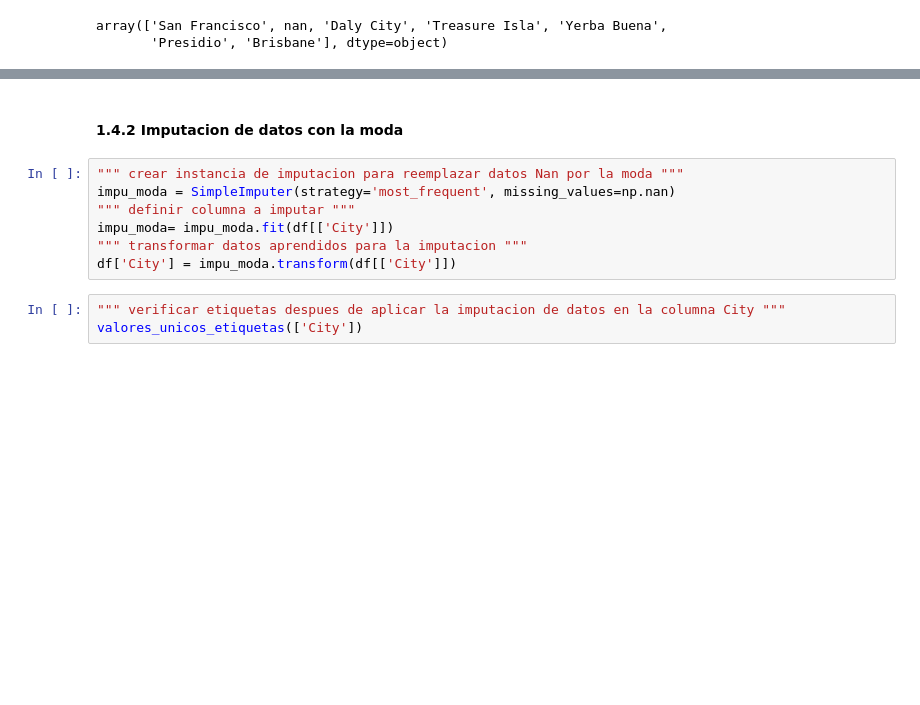
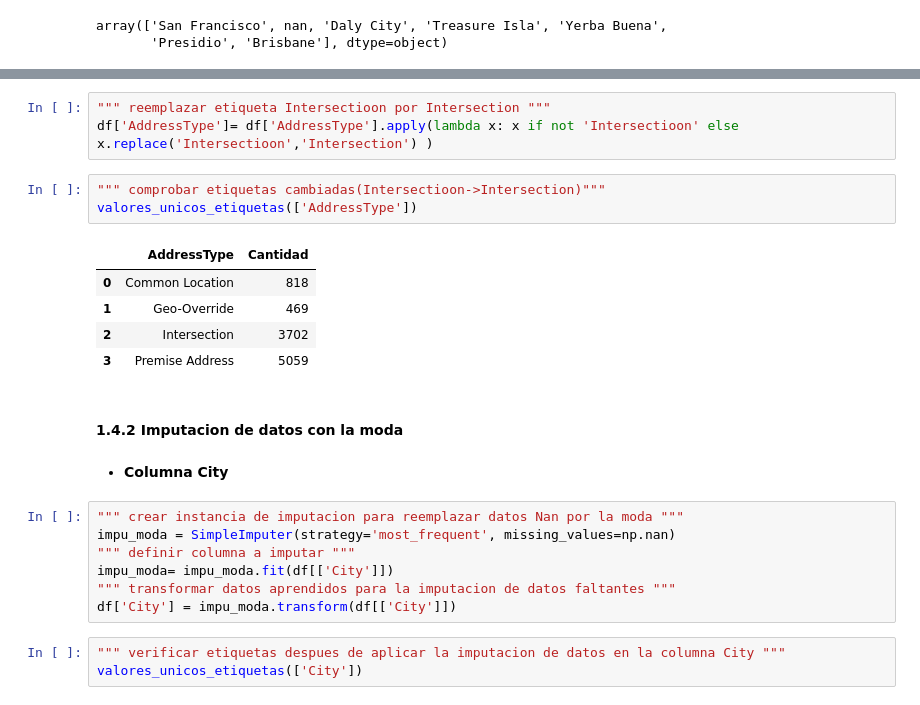
Before and after one commit to soyMA05/MineriaP2Lab2, a Jupyter notebook: [NRC_6292]_MiguelCastillo_Lab2Unidad2.ipynb, the cells around one changed output, grey strips where cells are left out. Drawn from its saved outputs; the diff is of its cells as text; blank space fills up the shorter version.

```diff
--- a/[NRC_6292]_MiguelCastillo_Lab2Unidad2.ipynb
+++ b/[NRC_6292]_MiguelCastillo_Lab2Unidad2.ipynb
@@ -337,11 +354,25 @@ array(['San Francisco', nan, 'Daly City', 'Treasure Isla', 'Yerba Buena',
+# %%
+""" reemplazar etiqueta Intersectioon por Intersection """
+df['AddressType']= df['AddressType'].apply(lambda x: x if not 'Intersectioon' else x.replace('Intersectioon','Intersection') )
+# %%
+""" comprobar etiquetas cambiadas(Intersectioon->Intersection)"""
+valores_unicos_etiquetas(['AddressType'])
+# %% [output]
+|  | AddressType | Cantidad |
+| 0 | Common Location | 818 |
+| 1 | Geo-Override | 469 |
+| 2 | Intersection | 3702 |
+| 3 | Premise Address | 5059 |
 # %% [markdown]
 #### 1.4.2 Imputacion de datos con la moda
+# %% [markdown]
+* **Columna City**
 # %%
 """ crear instancia de imputacion para reemplazar datos Nan por la moda """
 impu_moda = SimpleImputer(strategy='most_frequent', missing_values=np.nan)
 """ definir columna a imputar """
 impu_moda= impu_moda.fit(df[['City']])
-""" transformar datos aprendidos para la imputacion """
+""" transformar datos aprendidos para la imputacion de datos faltantes """
 df['City'] = impu_moda.transform(df[['City']])
 # %%
 """ verificar etiquetas despues de aplicar la imputacion de datos en la columna City """
```
Also changed, not shown: parts of 13 cells of this notebook.
